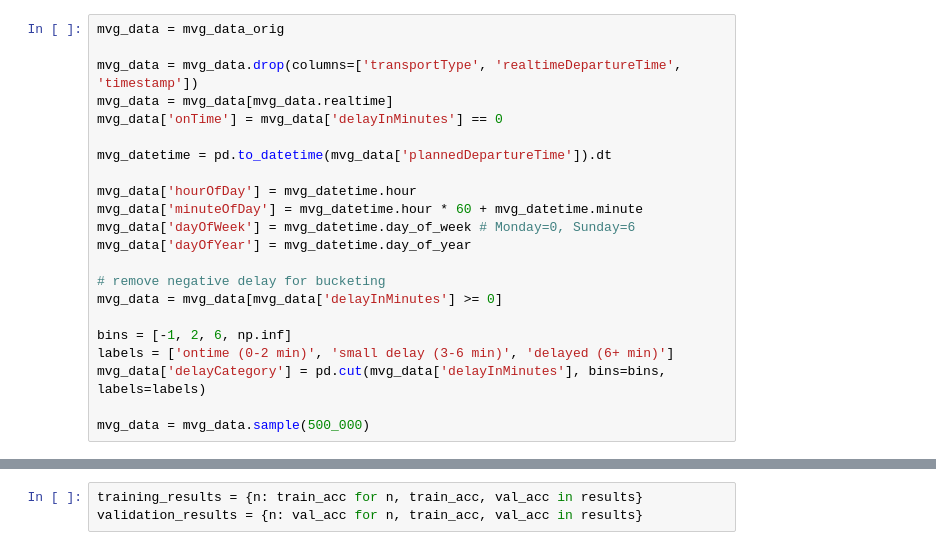
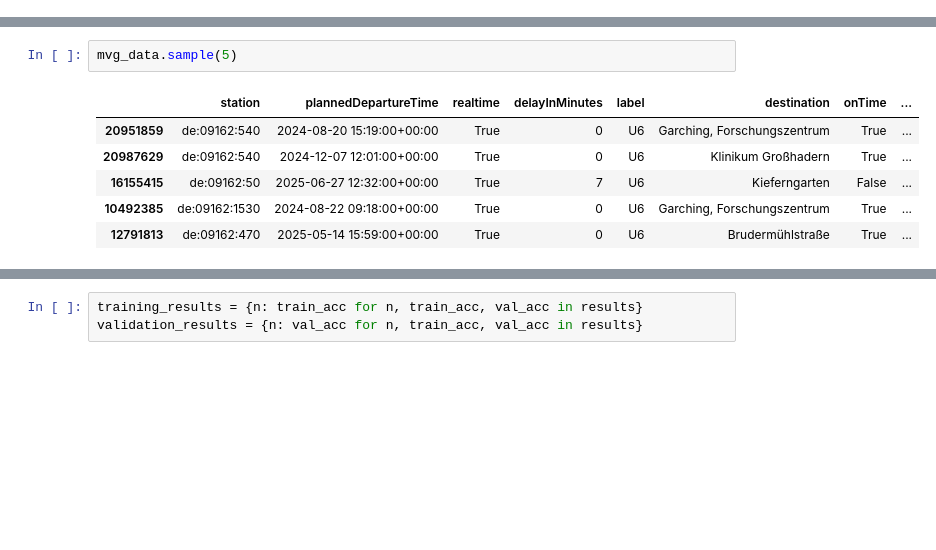
Before and after one commit to Flipez/data-fun, a Jupyter notebook: posts/mvg-linear-regression/index.ipynb, the cells around one changed output, grey strips where cells are left out. Drawn from its saved outputs; the diff is of its cells as text; blank space fills up the shorter version.

```diff
--- a/posts/mvg-linear-regression/index.ipynb
+++ b/posts/mvg-linear-regression/index.ipynb
@@ -19,22 +15,0 @@ mvg_data_orig = pd.read_parquet("../../data/subway_only_dedup.parquet")
-# %%
-mvg_data = mvg_data_orig
-
-mvg_data = mvg_data.drop(columns=['transportType', 'realtimeDepartureTime', 'timestamp'])
-mvg_data = mvg_data[mvg_data.realtime]
-mvg_data['onTime'] = mvg_data['delayInMinutes'] == 0
-
-mvg_datetime = pd.to_datetime(mvg_data['plannedDepartureTime']).dt
-
-mvg_data['hourOfDay'] = mvg_datetime.hour
-mvg_data['minuteOfDay'] = mvg_datetime.hour * 60 + mvg_datetime.minute
-mvg_data['dayOfWeek'] = mvg_datetime.day_of_week # Monday=0, Sunday=6
-mvg_data['dayOfYear'] = mvg_datetime.day_of_year
-
-# remove negative delay for bucketing
-mvg_data = mvg_data[mvg_data['delayInMinutes'] >= 0]
-
-bins = [-1, 2, 6, np.inf]
-labels = ['ontime (0-2 min)', 'small delay (3-6 min)', 'delayed (6+ min)']
-mvg_data['delayCategory'] = pd.cut(mvg_data['delayInMinutes'], bins=bins, labels=labels)
-
-mvg_data = mvg_data.sample(500_000)
@@ -50,0 +133,9 @@ X_val, X_test, y_val, y_test = train_test_split(X_test, y_test, test_size=0.5, r
+# %%
+mvg_data.sample(5)
+# %% [output]
+|  | station | plannedDepartureTime | realtime | delayInMinutes | label | destination | onTime | ... |
+| 20951859 | de:09162:540 | 2024-08-20 15:19:00+00:00 | True | 0 | U6 | Garching, Forschungszentrum | True | ... |
+| 20987629 | de:09162:540 | 2024-12-07 12:01:00+00:00 | True | 0 | U6 | Klinikum Großhadern | True | ... |
+| 16155415 | de:09162:50 | 2025-06-27 12:32:00+00:00 | True | 7 | U6 | Kieferngarten | False | ... |
+| 10492385 | de:09162:1530 | 2024-08-22 09:18:00+00:00 | True | 0 | U6 | Garching, Forschungszentrum | True | ... |
+| 12791813 | de:09162:470 | 2025-05-14 15:59:00+00:00 | True | 0 | U6 | Brudermühlstraße | True | ... |
```
Also changed, not shown: parts of 17 cells of this notebook, 13 other files.
